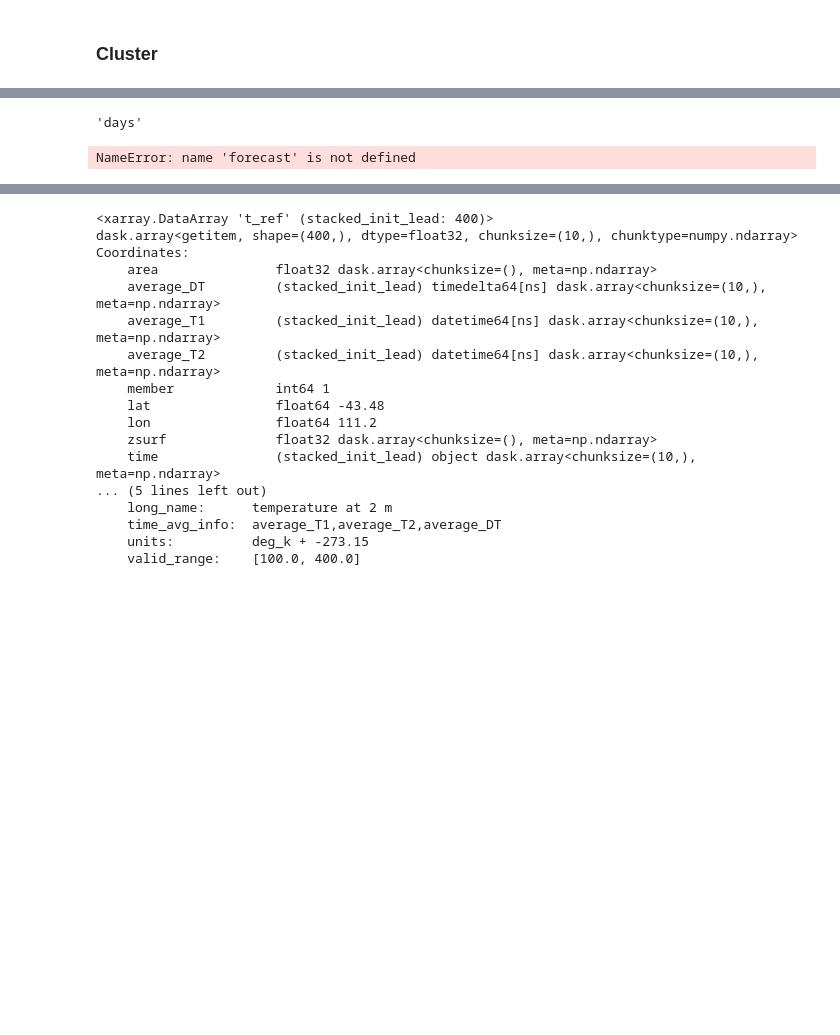
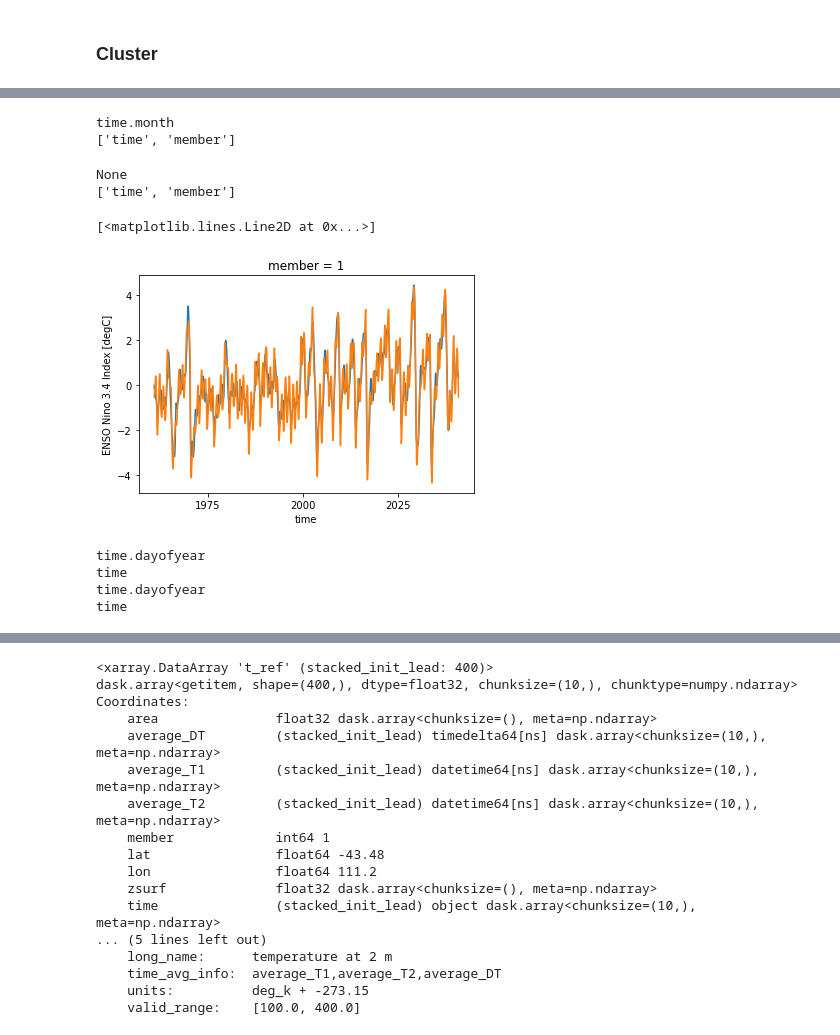
Before and after one commit to dougiesquire/CAFE-f6_documentation, a Jupyter notebook: notebooks/exploratory/prepare_data.ipynb, the cells around one changed output, grey strips where cells are left out. Cells and saved outputs as stored; diff of their text form; code cells hidden in the pictures; blank space fills up the shorter version.

Commit message:
generalise anomalise func for multiple frequencies

```diff
--- a/notebooks/exploratory/prepare_data.ipynb
+++ b/notebooks/exploratory/prepare_data.ipynb
@@ -54,6 +54,6 @@ save_dir = (
     "/g/data/xv83/users/ds0092/active_projects/Squire_2022_CAFE-f6/data/processed"
 )
 test = prepare_dataset(
-    config=f"{config_dir}/CAFEf6_Australia.yml", save_dir=save_dir, save=False
+    config=f"{config_dir}/CAFE_hist_generic.yml", save_dir=save_dir, save=False
 )
 # %% [output]
@@ -62,16 +62,30 @@ Wall time: 3min 55s
-# %%
-test[0].lead.attrs["units"]
-# %% [output]
-'days'
-# %%
-if forecast:
-    if (ds.lead.attrs["units"] == "days") and (frequency == "dayofyear"):
-        if ((ds.time.dt.month == 2) & (ds.time.dt.day == 29)).values.any():
-            shortcut = False
-        else:
-            shortcut = True
-    elif (ds.lead.attrs["units"] == "months") and (frequency == "month"):
-        shortcut = True
-    else: shortcut = False
-# %% [output]
-NameError: name 'forecast' is not defined
+# %%
+ds = test[0]
+
+a = (
+    utils.anomalise(ds, ["1991-01-01", "2020-12-31"], frequency="month")
+    .isel(member=0)
+    .compute()
+)
+b = utils.anomalise(ds, ["1991-01-01", "2020-12-31"]).isel(member=0).compute()
+# %% [output]
+time.month
+['time', 'member']
+None
+['time', 'member']
+# %%
+a["nino34"].plot()
+b["nino34"].plot()
+# %% [output]
+[<matplotlib.lines.Line2D at 0x...>]
+[figure, added]
+# %%
+ds = test[0]
+p = utils.over_percentile_threshold(
+    ds, 0.9, ["1991-01-01", "2020-12-31"], frequency="dayofyear"
+)
+# %% [output]
+time.dayofyear
+time
+time.dayofyear
+time
```
Also changed, not shown: parts of 5 cells of this notebook, 21 other files.
